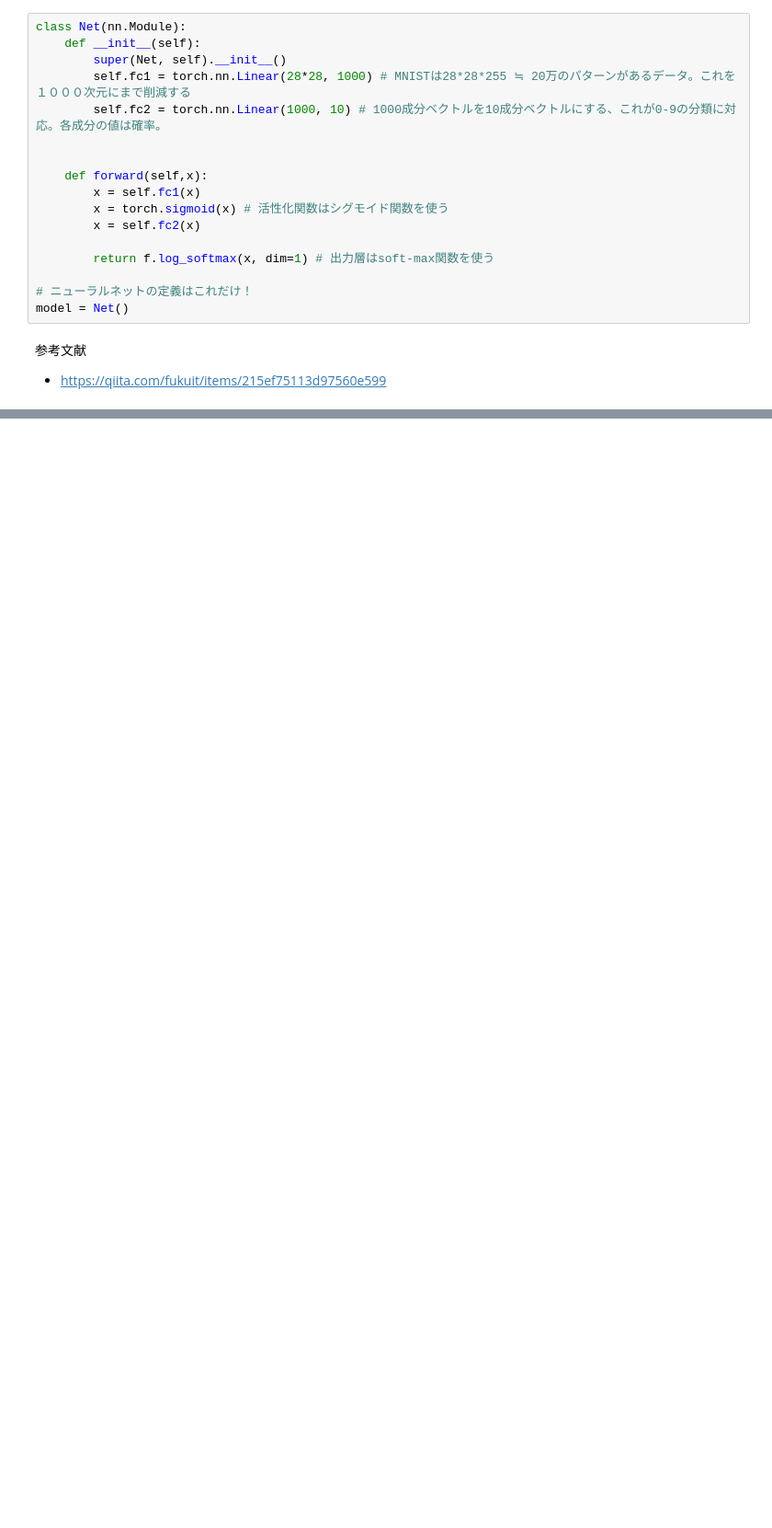
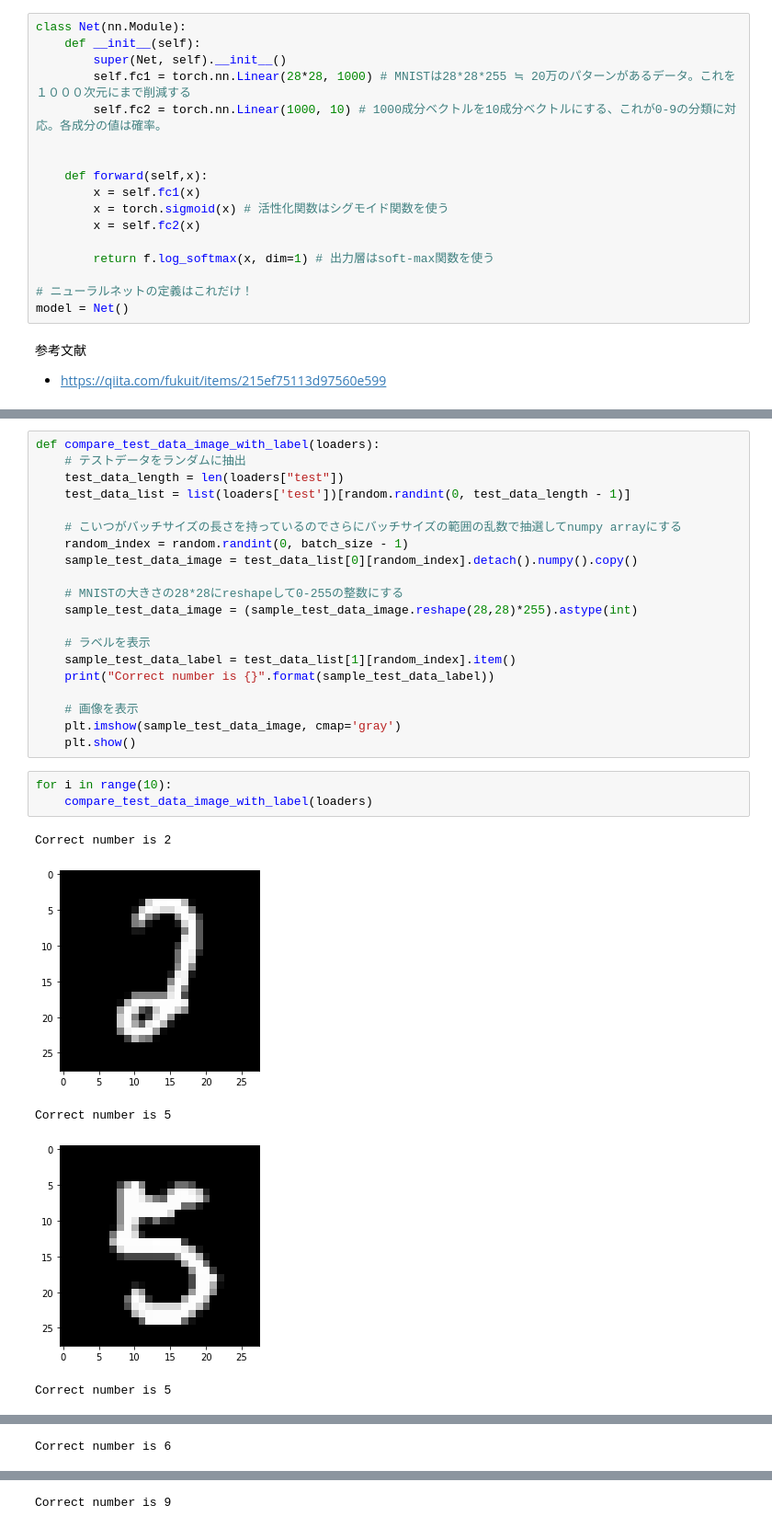
Before and after one commit to meg-ssk/notes, a Jupyter notebook: notebooks/PyTorchでMNIST.ipynb, the cells around one changed output, grey strips where cells are left out. Shown at 92% size. Drawn from its saved outputs; the diff is of its cells as text; blank space fills up the shorter version.

```diff
--- a/notebooks/PyTorchでMNIST.ipynb
+++ b/notebooks/PyTorchでMNIST.ipynb
@@ -165,0 +187,29 @@ len(history['train_loss'])
+# %%
+def compare_test_data_image_with_label(loaders):
+    # テストデータをランダムに抽出
+    test_data_length = len(loaders["test"])
+    test_data_list = list(loaders['test'])[random.randint(0, test_data_length - 1)]
+
+    # こいつがバッチサイズの長さを持っているのでさらにバッチサイズの範囲の乱数で抽選してnumpy arrayにする
+    random_index = random.randint(0, batch_size - 1)
+    sample_test_data_image = test_data_list[0][random_index].detach().numpy().copy()
+
+    # MNISTの大きさの28*28にreshapeして0-255の整数にする
+    sample_test_data_image = (sample_test_data_image.reshape(28,28)*255).astype(int)
+
+    # ラベルを表示
+    sample_test_data_label = test_data_list[1][random_index].item()
+    print("Correct number is {}".format(sample_test_data_label))
+
+    # 画像を表示
+    plt.imshow(sample_test_data_image, cmap='gray')
+    plt.show()
+# %%
+for i in range(10):
+    compare_test_data_image_with_label(loaders)
+# %% [output]
+Correct number is 2
+[figure, added]
+Correct number is 5
+[figure, added]
+Correct number is 5
@@ -165,0 +217 @@ len(history['train_loss'])
+Correct number is 6
@@ -165,0 +219 @@ len(history['train_loss'])
+Correct number is 9
```
Also changed, not shown: parts of 7 cells of this notebook.
